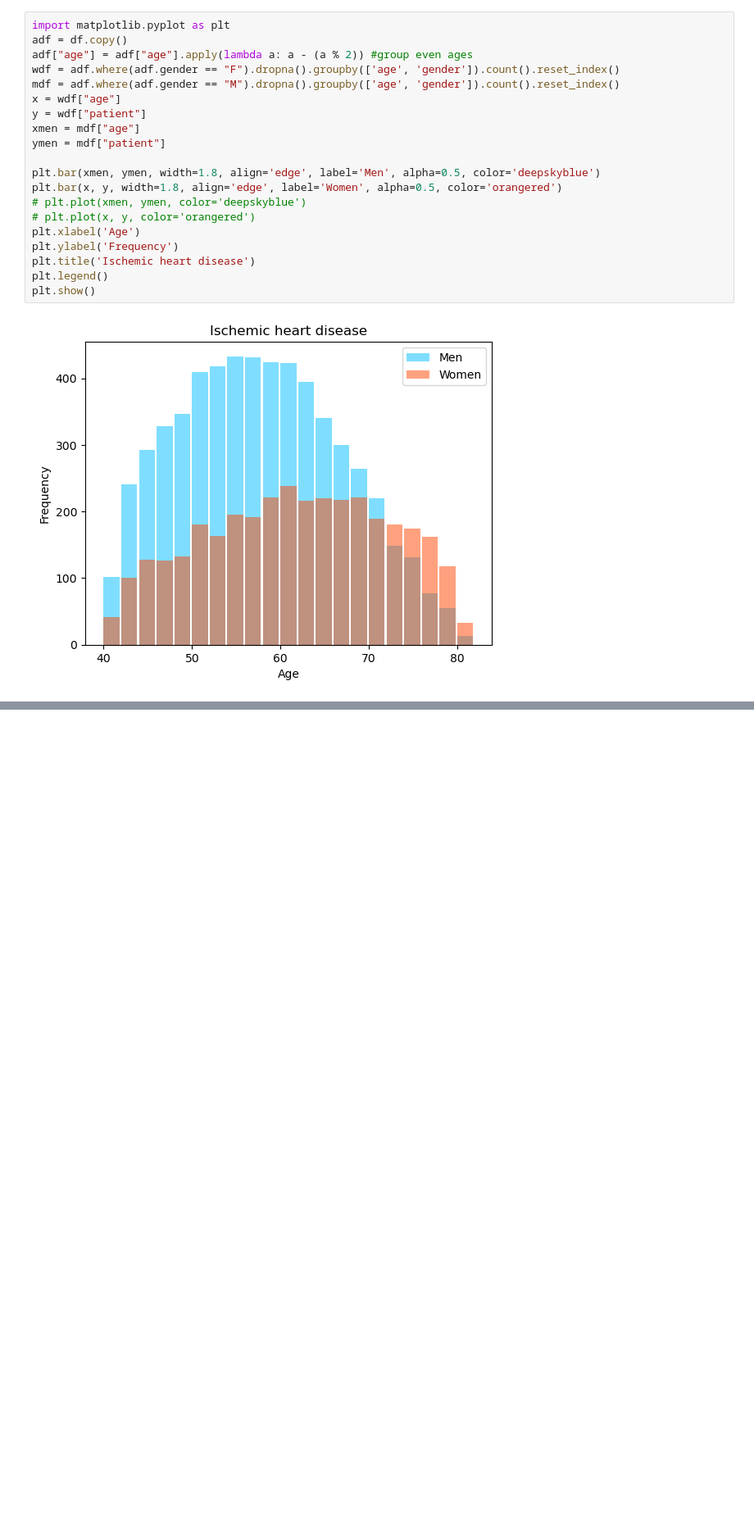
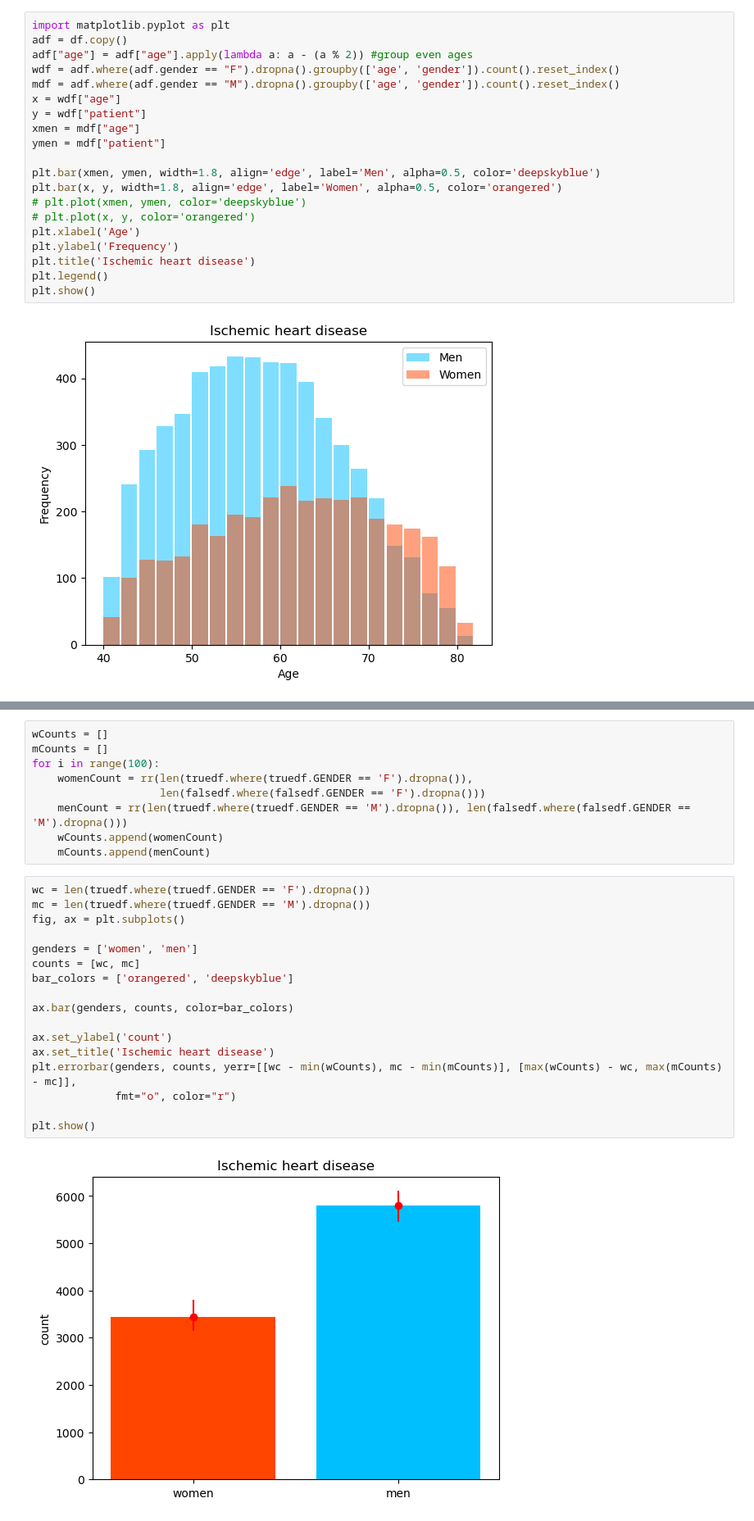
Before and after one commit to EatOreo/DifferentialPrivacyBiasExperiments, a Jupyter notebook: notebooks/CoronaryHeartDisease.ipynb, the cells around one changed output, grey strips where cells are left out. Shown at 82% size. Cells and saved outputs as stored; diff of their text form; blank space fills up the shorter version.

```diff
--- a/notebooks/CoronaryHeartDisease.ipynb
+++ b/notebooks/CoronaryHeartDisease.ipynb
@@ -42,0 +95,28 @@ plt.show()
+# %%
+wCounts = []
+mCounts = []
+for i in range(100):
+    womenCount = rr(len(truedf.where(truedf.GENDER == 'F').dropna()),
+                    len(falsedf.where(falsedf.GENDER == 'F').dropna()))
+    menCount = rr(len(truedf.where(truedf.GENDER == 'M').dropna()), len(falsedf.where(falsedf.GENDER == 'M').dropna()))
+    wCounts.append(womenCount)
+    mCounts.append(menCount)
+# %%
+wc = len(truedf.where(truedf.GENDER == 'F').dropna())
+mc = len(truedf.where(truedf.GENDER == 'M').dropna())
+fig, ax = plt.subplots()
+
+genders = ['women', 'men']
+counts = [wc, mc]
+bar_colors = ['orangered', 'deepskyblue']
+
+ax.bar(genders, counts, color=bar_colors)
+
+ax.set_ylabel('count')
+ax.set_title('Ischemic heart disease')
+plt.errorbar(genders, counts, yerr=[[wc - min(wCounts), mc - min(mCounts)], [max(wCounts) - wc, max(mCounts) - mc]],
+             fmt="o", color="r")
+
+plt.show()
+# %% [output]
+[figure, added]
```
Also changed, not shown: parts of 4 cells of this notebook, 3 other files.
